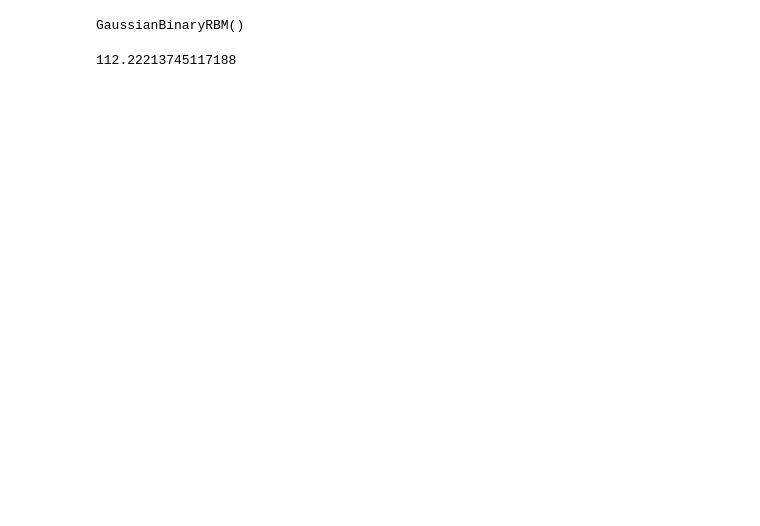
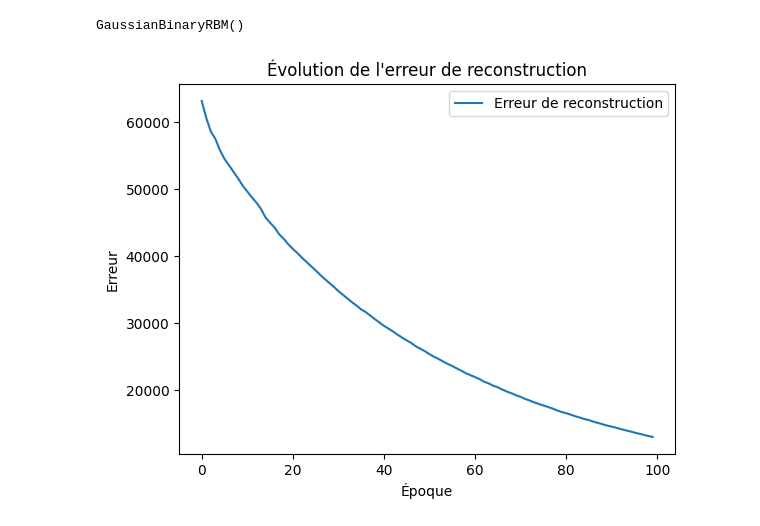
Before and after one commit to Faj1223/BLIP-RBM, a Jupyter notebook: notebooks/test_Gaussian-RBM.ipynb, the cells around one changed output. Drawn from its saved outputs; the diff is of its cells as text; code cells hidden in the pictures; blank space fills up the shorter version.

```diff
--- a/notebooks/test_Gaussian-RBM.ipynb
+++ b/notebooks/test_Gaussian-RBM.ipynb
@@ -16,7 +16,25 @@ GaussianBinaryRBM()
 # %%
 v0 = np.random.uniform(-1, 1, visible_dim)
 v0 = torch.tensor(v0, dtype=torch.float32)
+# %%
+import matplotlib.pyplot as plt
+def plot_erreur(epoch, error):
+    """" Tracer la courbe d'évolution de l'erreur """
+
+    plt.plot(range(epoch), error, label="Erreur de reconstruction")
+    plt.xlabel("Époque")
+    plt.ylabel("Erreur")
+    plt.title("Évolution de l'erreur de reconstruction")
+    plt.legend()
+    plt.show()
 # %%
 epoch = 100
+error = []
 for _ in range(epoch):
     RBM.contrastive_divergence(v0)
+    v_pred = RBM.forward(v0)
+    error.append(((v0 - v_pred) ** 2).sum().item())  # Erreur quadratique
+
+plot_erreur(epoch, error)
+# %% [output]
+[figure, added]
@@ -25,5 +40,0 @@ v_pred = RBM.forward(v0)
-# %%
-diff_norm = torch.norm(v_pred - v0, p=2).item()
-print(diff_norm)
-# %% [output]
-112.22213745117188
```
Also changed, not shown: parts of 1 cell of this notebook.
